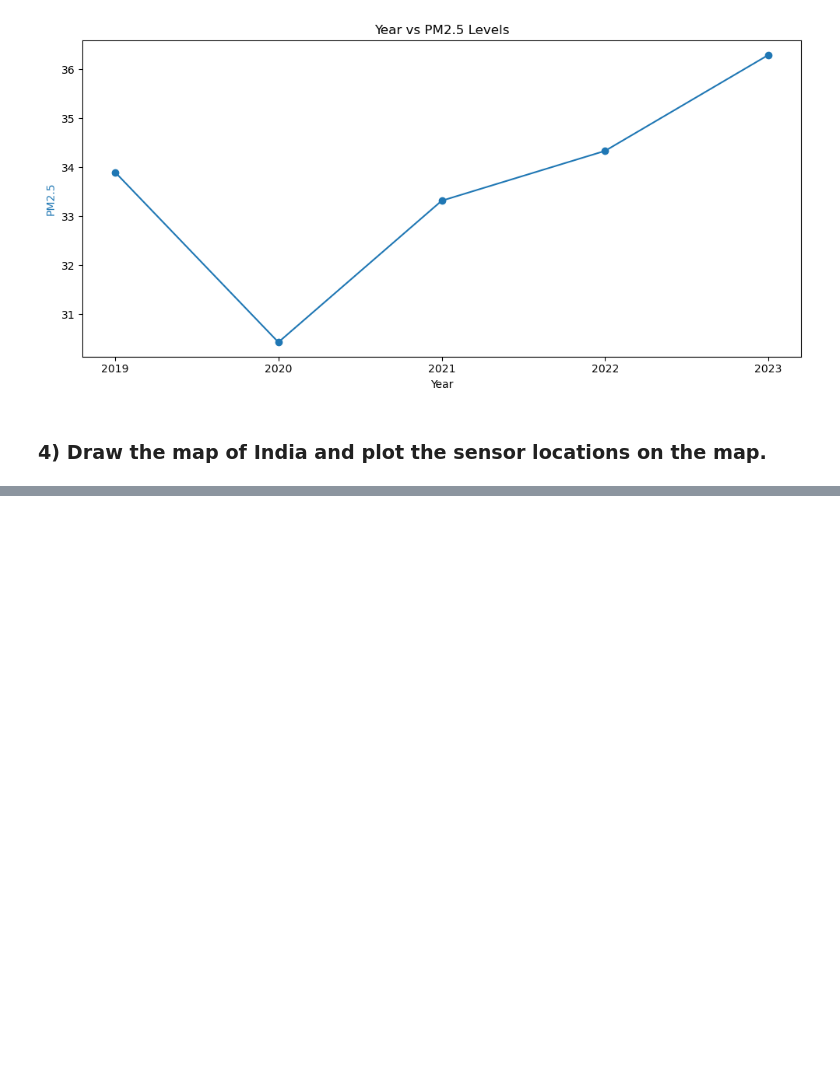
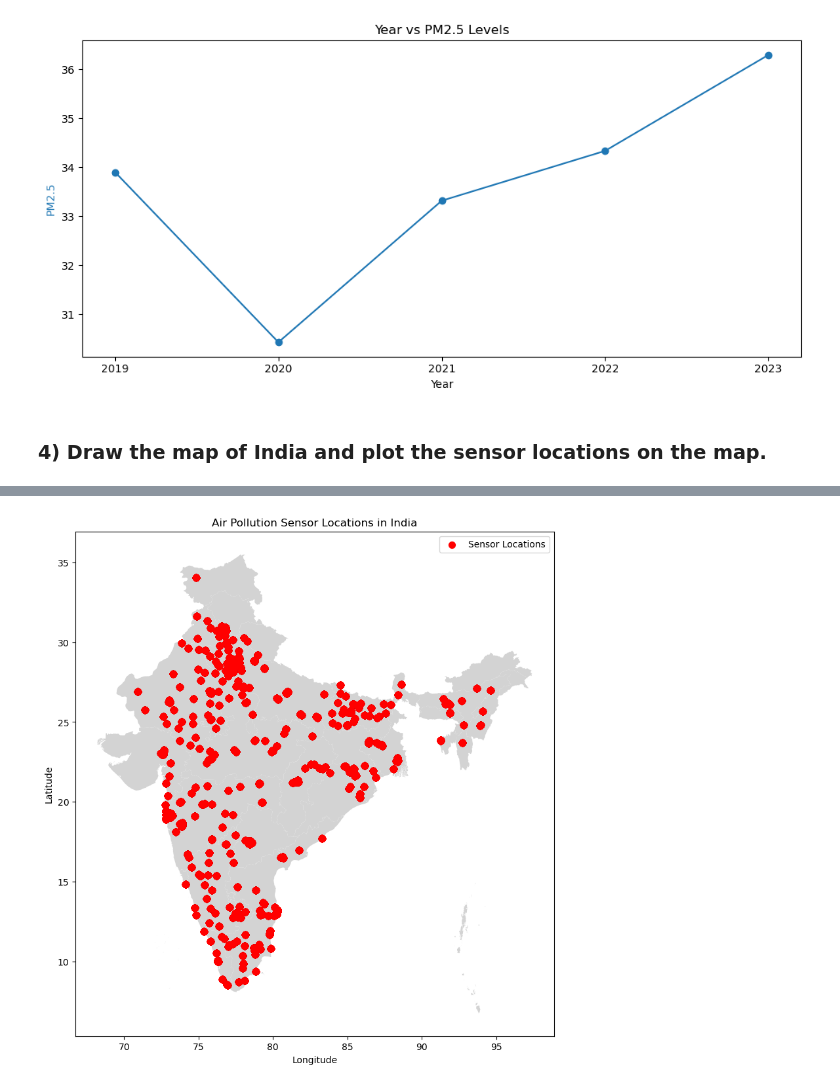
Before and after one commit to dakshdesai00/ES114-Assignments, a Jupyter notebook: Lab3/Lab3.ipynb, the cells around one changed output, grey strips where cells are left out. Drawn from its saved outputs; the diff is of its cells as text; code cells hidden in the pictures; blank space fills up the shorter version.

Commit message:
Done india map q

```diff
--- a/Lab3/Lab3.ipynb
+++ b/Lab3/Lab3.ipynb
@@ -555,38 +546,28 @@ cpcp_air_pollution_data.head()
 # %%
 import geopandas
 map_plot_data = cpcp_air_pollution_data.copy()
 map_plot_data['latitude'] =  pd.to_numeric(map_plot_data['latitude'], errors='coerce')
 map_plot_data['longitude'] =  pd.to_numeric(map_plot_data['longitude'], errors='coerce')
 map_plot_data = map_plot_data.dropna(subset=['latitude', 'longitude'])
 gdf = geopandas.GeoDataFrame(
     map_plot_data,
     geometry=geopandas.points_from_xy(map_plot_data.longitude, map_plot_data.latitude),
     crs='EPSG:4326',
 )
-india = geopandas.read_file('Data/gadm41_IND_shp/gadm41_IND_1.shp')  # Replace with the actual path
-
-# Ensure both GeoDataFrames have the same CRS
+india = geopandas.read_file('Data/gadm41_IND_shp/gadm41_IND_1.shp')
 india = india.to_crs(
     'EPSG:4326'
-)  # this may not be required.  Try running without this line first.
-# gdf = gdf.to_crs('EPSG:4326')
+)
 
 
-# Create the plot
 fig, ax = plt.subplots(1, figsize=(10, 10))
 india.plot(color='lightgray', ax=ax)  # Plot India map
-
-# Plot sensor locations
 gdf.plot(ax=ax, color='red', markersize=50, label='Sensor Locations')
-
-# Add labels to the points
-for x, y, label in zip(gdf.geometry.x, gdf.geometry.y, gdf.city):
-    ax.text(x, y, label, fontsize=9, ha='right', va='bottom')
-
-
 ax.set_xlabel('Longitude')
 ax.set_ylabel('Latitude')
 ax.set_title('Air Pollution Sensor Locations in India')
 ax.legend()
 
 plt.show()
+# %% [output]
+[figure, added]
```
Also changed, not shown: parts of 1 cell of this notebook, 1 other file.
